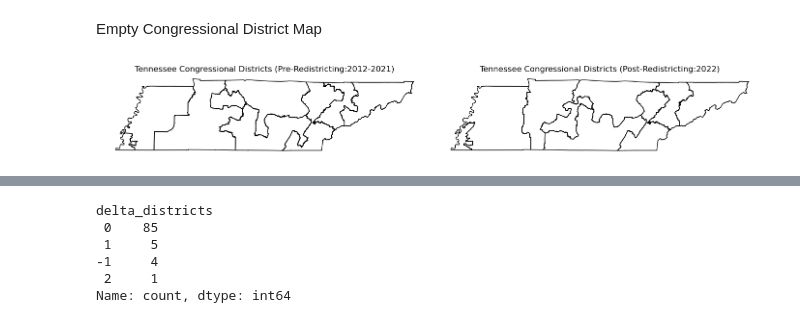
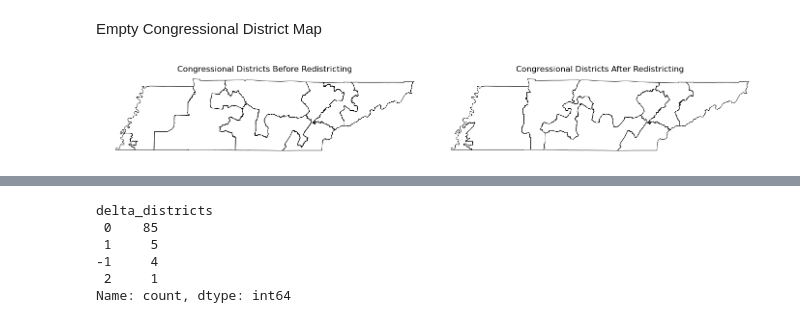
Before and after one commit to kanakgupta624/tn-redistricting-votingpatterns, a Jupyter notebook: Notebooks/Redistricting_Election_Geospatial.ipynb, the cells around one changed output, grey strips where cells are left out. Saved outputs shown, nothing was run; the diff lists cells and outputs as text; code cells hidden in the pictures.

Commit message:
Visualizations Update

```diff
--- a/Notebooks/Redistricting_Election_Geospatial.ipynb
+++ b/Notebooks/Redistricting_Election_Geospatial.ipynb
@@ -774,24 +774,22 @@ fragmentation["COUNTYFP"] = fragmentation["COUNTYFP"].astype(str)
 # %% [markdown]
 Empty Congressional District Map
 # %%
-import matplotlib.pyplot as plt
-
-fig, axes = plt.subplots(1, 2, figsize=(14, 6))
+fig, axes = plt.subplots(1, 2, figsize=(14, 4))
 
 districts_2018 = gpd.read_file("../data/2010_boundaries.json")
 districts_2022 = gpd.read_file("../data/2020_boundaries.json")
 
-districts_2018.plot(ax=axes[0], edgecolor="black", facecolor="none")
-axes[0].set_title("Tennessee Congressional Districts (Pre-Redistricting:2012-2021)")
+districts_2018.plot(ax=axes[0], edgecolor="black", linewidth=0.6, facecolor="none")
+axes[0].set_title("Congressional Districts Before Redistricting")
 axes[0].axis("off")
 
-districts_2022.plot(ax=axes[1],edgecolor="black",facecolor="none")
-axes[1].set_title("Tennessee Congressional Districts (Post-Redistricting:2022)")
+districts_2022.plot(ax=axes[1],edgecolor="black",linewidth=0.6, facecolor="none")
+axes[1].set_title("Congressional Districts After Redistricting")
 axes[1].axis("off")
 
 plt.tight_layout()
 # %% [output]
-[figure, old version]
+[figure, new version]
 # %%
 %pip install seaborn
 # %% [output]
```
Also changed, not shown: parts of 66 cells of this notebook.
